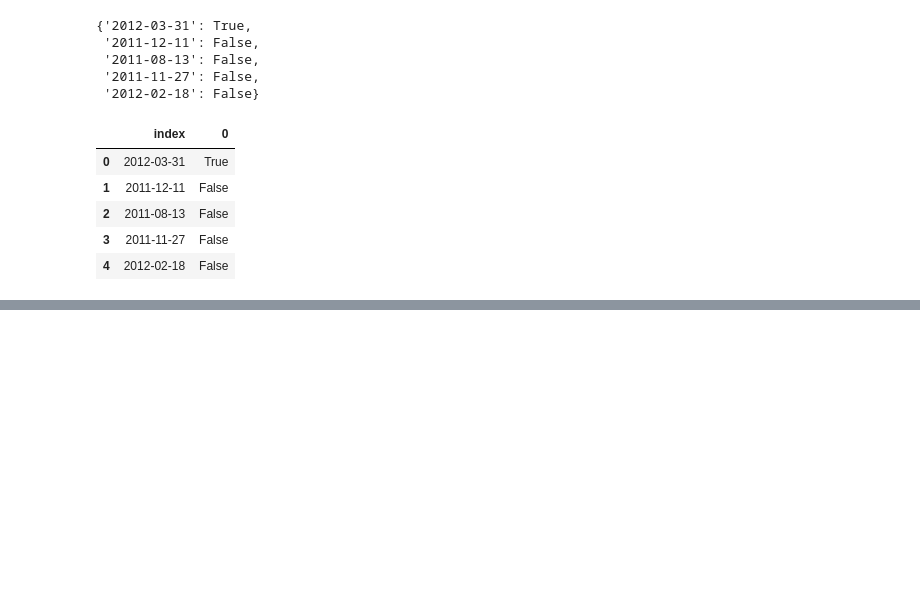
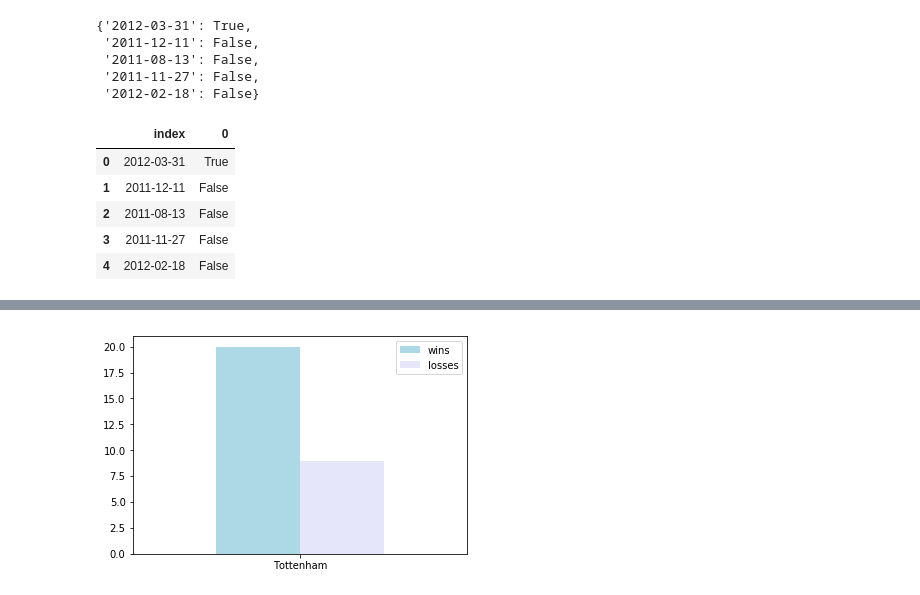
Before and after one commit to Jpeck219/Mod_2_proj, a Jupyter notebook: minna_test.ipynb, the cells around one changed output, grey strips where cells are left out. Saved outputs shown, nothing was run; the diff lists cells and outputs as text; code cells hidden in the pictures; blank space fills up the shorter version.

```diff
--- a/minna_test.ipynb
+++ b/minna_test.ipynb
@@ -333,0 +444,4 @@ if rain_wins['rains?'] == False.
+# %%
+mf.histogram('Tottenham')
+# %% [output]
+[figure, added]
```
Also changed, not shown: parts of 36 cells of this notebook.
